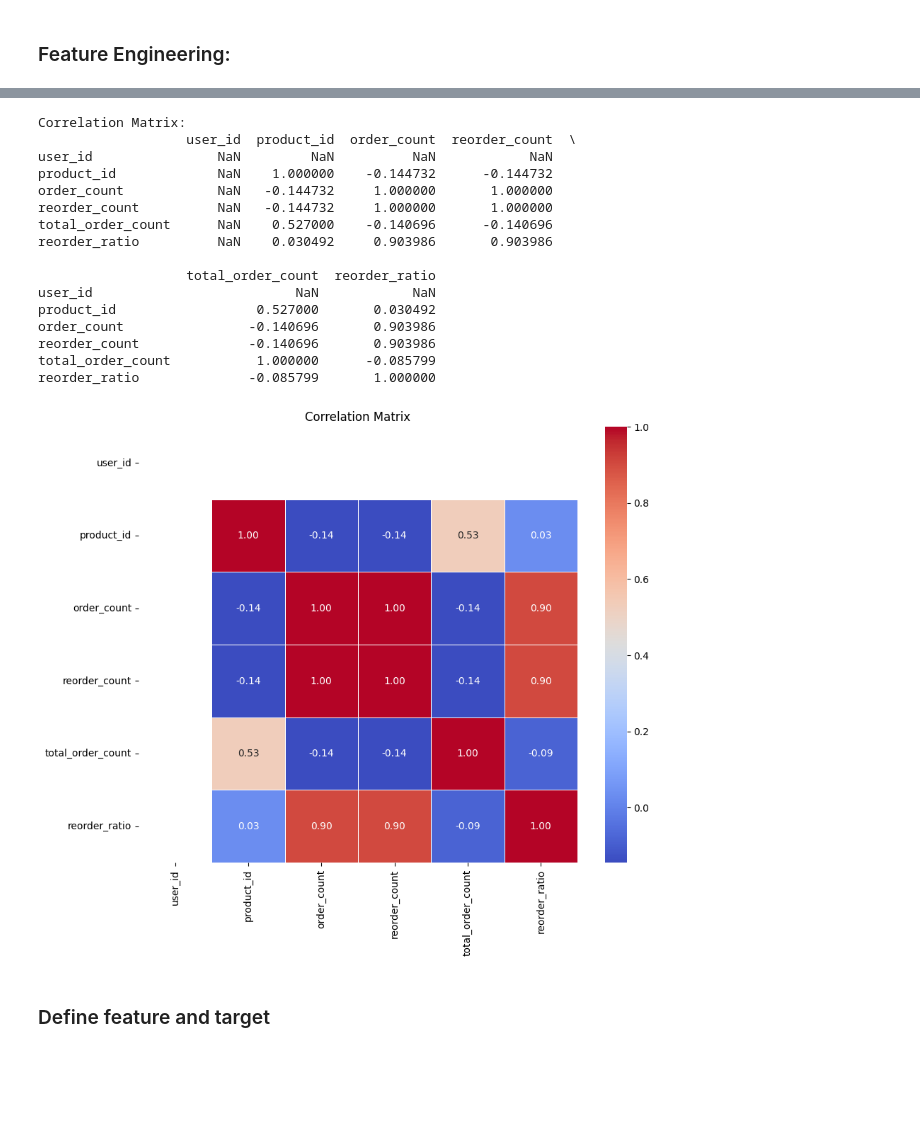
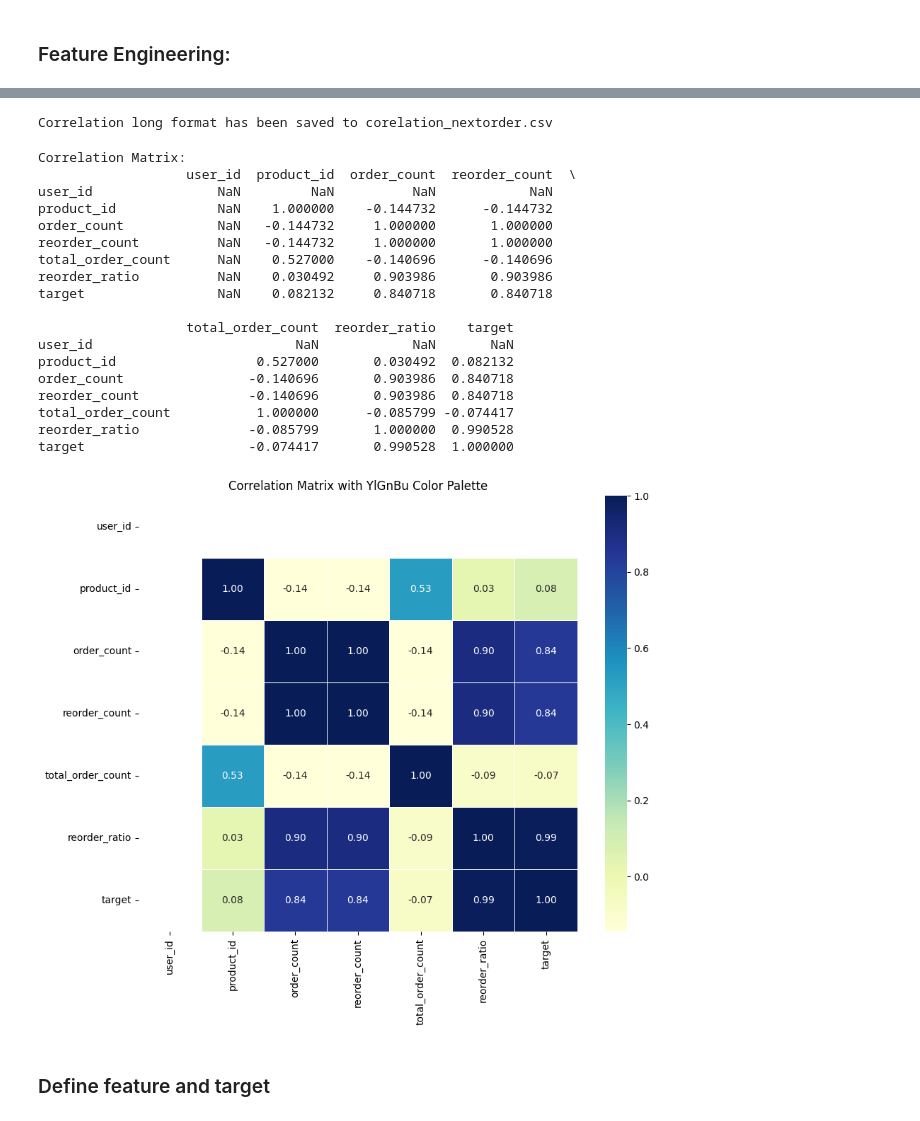
Before and after one commit to mirajkarsneha/instacart-market-basket-analysis, a Jupyter notebook: customer_next_order_analysis.ipynb, the cells around one changed output, grey strips where cells are left out. Saved outputs shown, nothing was run; the diff lists cells and outputs as text; code cells hidden in the pictures; blank space fills up the shorter version.

```diff
--- a/customer_next_order_analysis.ipynb
+++ b/customer_next_order_analysis.ipynb
@@ -428,32 +515,53 @@ Memory usage of the DataFrame: 2153 bytes
+# %%
+import pandas as pd
+import numpy as np
+
+# Assuming customer_activity_df is already defined with columns: 'max_days_since_prior', 'order_frequency', 'is_churn'
+# Calculate correlation matrix
+correlation_matrix = user_order_freq_df[['product_id','order_count', 'reorder_count',
+       'total_order_count', 'reorder_ratio']].corr()
+
+# Reset index and reshape into long format
+correlation_long = correlation_matrix.reset_index().melt(id_vars='index')
+correlation_long.columns = ['Variable1', 'Variable2', 'Correlation']
+
+# Save to CSV for Tableau
+correlation_long.to_csv("/Users/rishikeshdhokare/Documents/Ironhack/FinalProject/csv/corelation_nextorder.csv", index=False)
+print("Correlation long format has been saved to corelation_nextorder.csv")
+# %% [output]
+Correlation long format has been saved to corelation_nextorder.csv
 # %%
+# Compute the correlation matrix for numeric columns
 numeric_data = user_order_freq_df.select_dtypes(include=['float64', 'int64'])
 correlation_matrix = numeric_data.corr()
 print("Correlation Matrix:")
 print(correlation_matrix)
 
-# Plot the correlation matrix
+# Plot the correlation matrix with a different color palette
 plt.figure(figsize=(10, 8))
-sns.heatmap(correlation_matrix, annot=True, cmap='coolwarm', fmt='.2f', cbar=True, linewidths=0.5)
-plt.title("Correlation Matrix")
+sns.heatmap(correlation_matrix, annot=True, cmap='YlGnBu', fmt='.2f', cbar=True, linewidths=0.5)
+plt.title("Correlation Matrix with YlGnBu Color Palette")
 plt.show()
 # %% [output]
 Correlation Matrix:
                    user_id  product_id  order_count  reorder_count  \
 user_id                NaN         NaN          NaN            NaN
 product_id             NaN    1.000000    -0.144732      -0.144732
 order_count            NaN   -0.144732     1.000000       1.000000
 reorder_count          NaN   -0.144732     1.000000       1.000000
 total_order_count      NaN    0.527000    -0.140696      -0.140696
 reorder_ratio          NaN    0.030492     0.903986       0.903986
+target                 NaN    0.082132     0.840718       0.840718
 
-                   total_order_count  reorder_ratio
-user_id                          NaN            NaN
-product_id                  0.527000       0.030492
-order_count                -0.140696       0.903986
-reorder_count              -0.140696       0.903986
-total_order_count           1.000000      -0.085799
-reorder_ratio              -0.085799       1.000000
+                   total_order_count  reorder_ratio    target
+user_id                          NaN            NaN       NaN
+product_id                  0.527000       0.030492  0.082132
+order_count                -0.140696       0.903986  0.840718
+reorder_count              -0.140696       0.903986  0.840718
+total_order_count           1.000000      -0.085799 -0.074417
+reorder_ratio              -0.085799       1.000000  0.990528
+target                     -0.074417       0.990528  1.000000
-[figure, old version]
+[figure, new version]
 # %% [markdown]
 ### Define feature and target
 # %%
```
Also changed, not shown: parts of 11 cells of this notebook, 5 other files.
